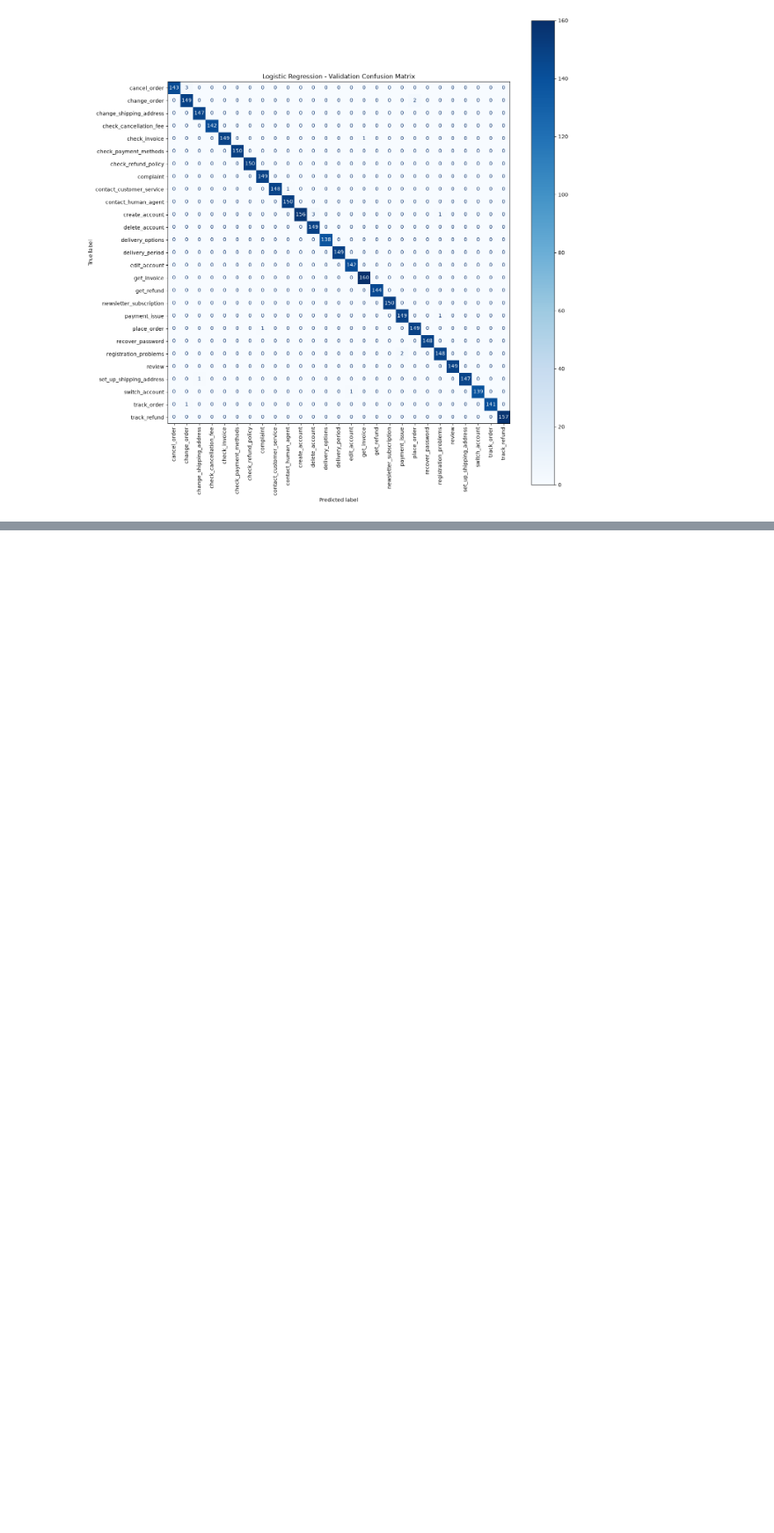
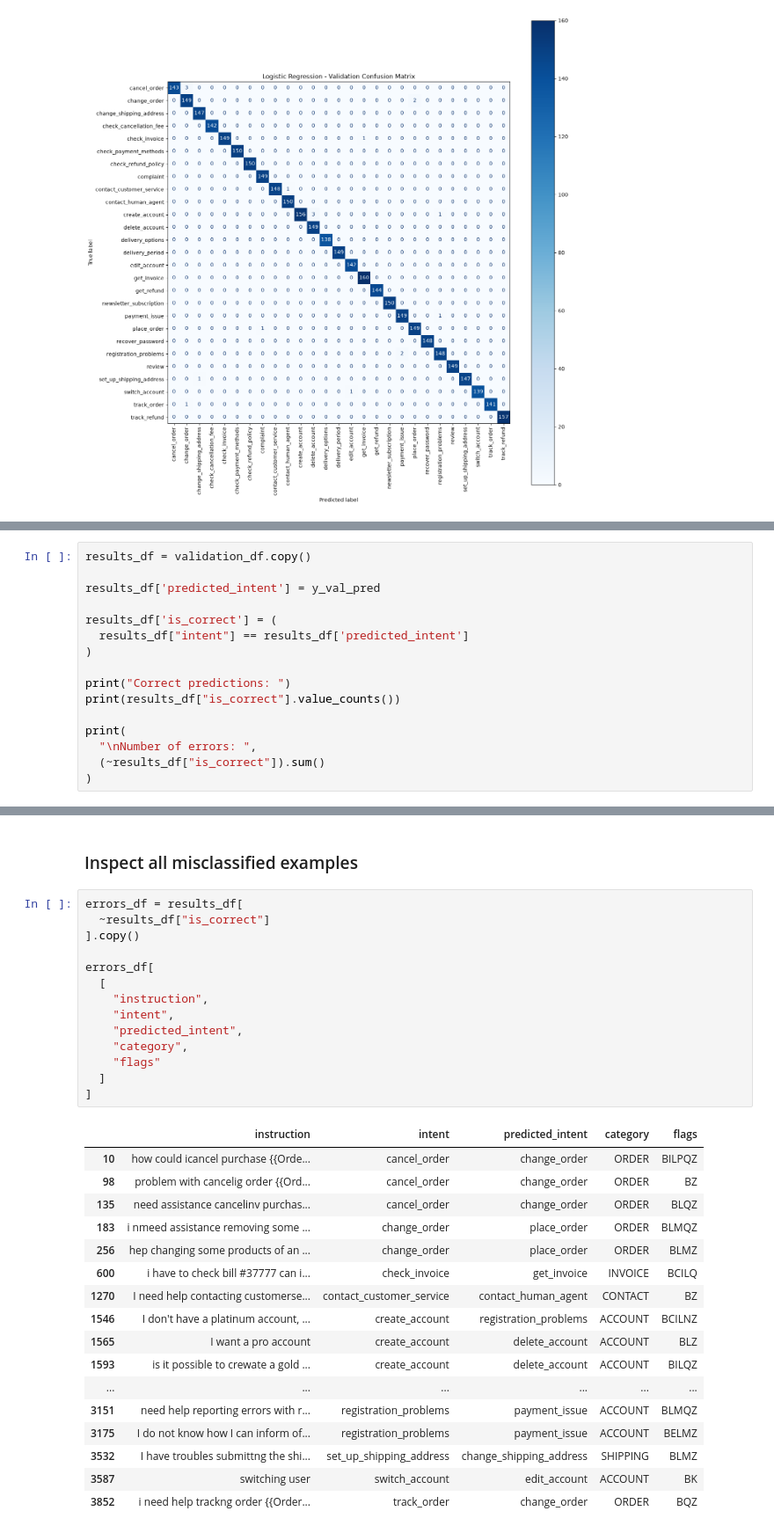
Before and after one commit to ribhupramanik/ResolveAI, a Jupyter notebook: notebooks/02_baseline_models.ipynb, the cells around one changed output, grey strips where cells are left out. Shown at 88% size. Cells and saved outputs as stored; diff of their text form; blank space fills up the shorter version.

Commit message:
Built a dataframe of validation predictions, inspected all misclassified examples, count confusion pairs and inspected model confidence

```diff
--- a/notebooks/02_baseline_models.ipynb
+++ b/notebooks/02_baseline_models.ipynb
@@ -185,0 +184,16 @@ LogisticRegression(max_iter=1000)
+# %%
+results_df = validation_df.copy()
+
+results_df['predicted_intent'] = y_val_pred
+
+results_df['is_correct'] = (
+  results_df["intent"] == results_df['predicted_intent']
+)
+
+print("Correct predictions: ")
+print(results_df["is_correct"].value_counts())
+
+print(
+  "\nNumber of errors: ",
+  (~results_df["is_correct"]).sum()
+)
@@ -185,0 +208,34 @@ LogisticRegression(max_iter=1000)
+# %% [markdown]
+### Inspect all misclassified examples
+# %%
+errors_df = results_df[
+  ~results_df["is_correct"]
+].copy()
+
+errors_df[
+  [
+    "instruction",
+    "intent",
+    "predicted_intent",
+    "category",
+    "flags"
+  ]
+]
+# %% [output]
+|  | instruction | intent | predicted_intent | category | flags |
+| 10 | how could icancel purchase {{Orde... | cancel_order | change_order | ORDER | BILPQZ |
+| 98 | problem with cancelig order {{Ord... | cancel_order | change_order | ORDER | BZ |
+| 135 | need assistance cancelinv purchas... | cancel_order | change_order | ORDER | BLQZ |
+| 183 | i nmeed assistance removing some ... | change_order | place_order | ORDER | BLMQZ |
+| 256 | hep changing some products of an ... | change_order | place_order | ORDER | BLMZ |
+| 600 | i have to check bill #37777 can i... | check_invoice | get_invoice | INVOICE | BCILQ |
+| 1270 | I need help contacting customerse... | contact_customer_service | contact_human_agent | CONTACT | BZ |
+| 1546 | I don't have a platinum account, ... | create_account | registration_problems | ACCOUNT | BCILNZ |
+| 1565 | I want a pro account | create_account | delete_account | ACCOUNT | BLZ |
+| 1593 | is it possible to crewate a gold ... | create_account | delete_account | ACCOUNT | BILQZ |
+| ... | ... | ... | ... | ... | ... |
+| 3151 | need help reporting errors with r... | registration_problems | payment_issue | ACCOUNT | BLMQZ |
+| 3175 | I do not know how I can inform of... | registration_problems | payment_issue | ACCOUNT | BELMZ |
+| 3532 | I have troubles submittng the shi... | set_up_shipping_address | change_shipping_address | SHIPPING | BLMZ |
+| 3587 | switching user | switch_account | edit_account | ACCOUNT | BK |
+| 3852 | i need help trackng order {{Order... | track_order | change_order | ORDER | BQZ |
```
Also changed, not shown: parts of 11 cells of this notebook.
